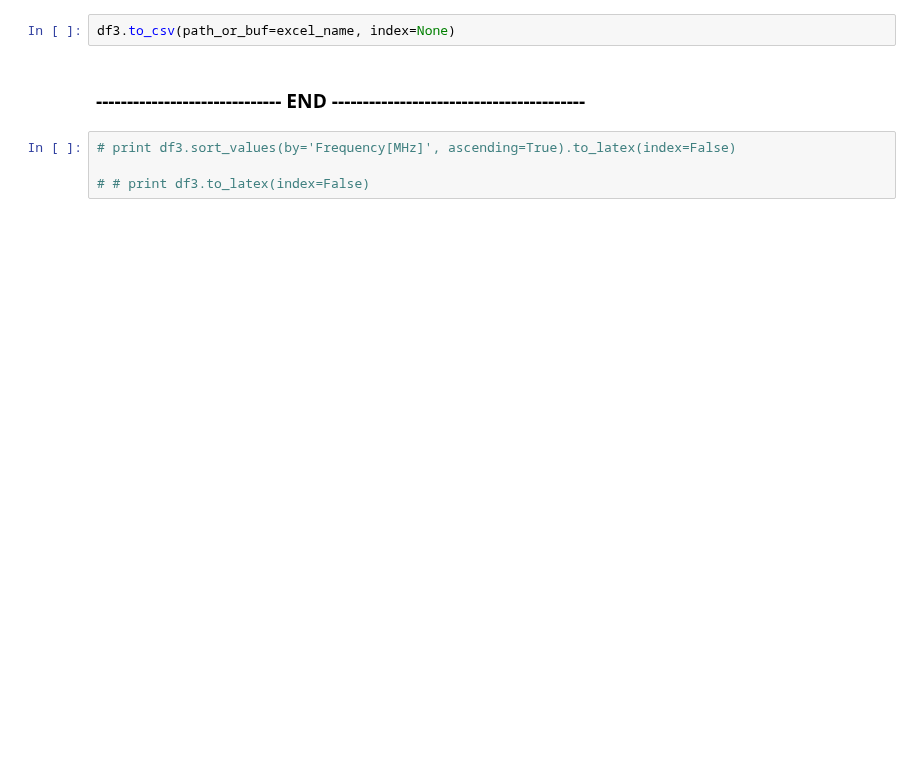
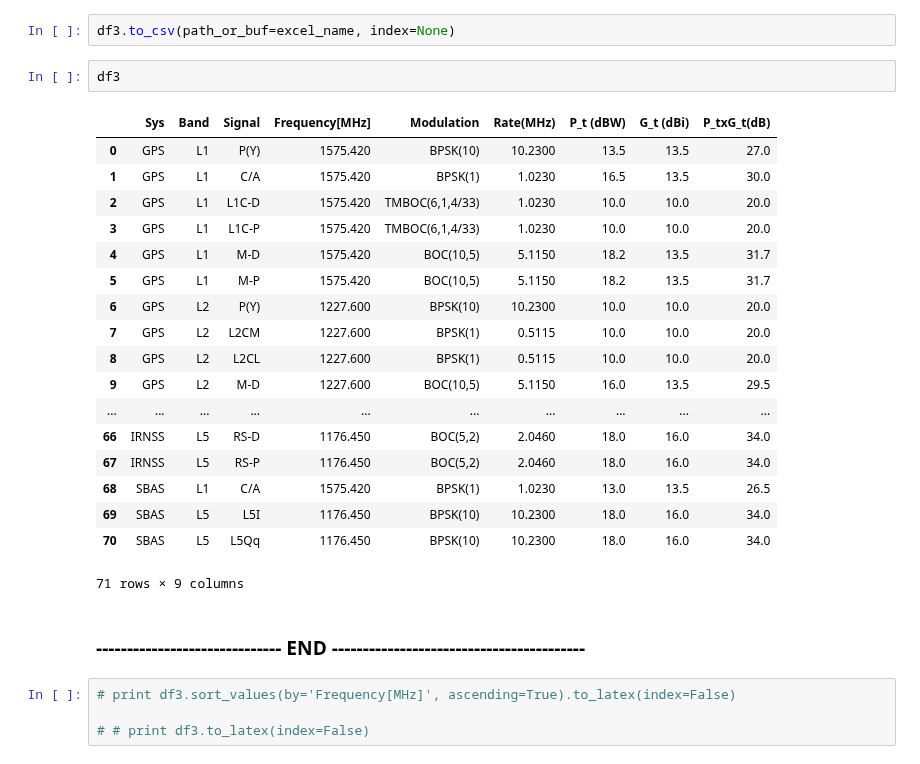
Before and after one commit to vitoria-ab/satellite_RFI-mine, a Jupyter notebook: Notebooks/Satellite_simulations/Satellite_Catalogue/Satellite_catalogue_modify.ipynb, the cells around one changed output. Cells and saved outputs as stored; diff of their text form; blank space fills up the shorter version.

```diff
--- a/Notebooks/Satellite_simulations/Satellite_Catalogue/Satellite_catalogue_modify.ipynb
+++ b/Notebooks/Satellite_simulations/Satellite_Catalogue/Satellite_catalogue_modify.ipynb
@@ -74,5 +65,26 @@ data_n.sort_values(by='Frequency[MHz]', ascending=True)
 # %%
 df3.to_csv(path_or_buf=excel_name, index=None)
+# %%
+df3
+# %% [output]
+|  | Sys | Band | Signal | Frequency[MHz] | Modulation | Rate(MHz) | P_t (dBW) | G_t (dBi) | P_txG_t(dB) |
+| 0 | GPS | L1 | P(Y) | 1575.420 | BPSK(10) | 10.2300 | 13.5 | 13.5 | 27.0 |
+| 1 | GPS | L1 | C/A | 1575.420 | BPSK(1) | 1.0230 | 16.5 | 13.5 | 30.0 |
+| 2 | GPS | L1 | L1C-D | 1575.420 | TMBOC(6,1,4/33) | 1.0230 | 10.0 | 10.0 | 20.0 |
+| 3 | GPS | L1 | L1C-P | 1575.420 | TMBOC(6,1,4/33) | 1.0230 | 10.0 | 10.0 | 20.0 |
+| 4 | GPS | L1 | M-D | 1575.420 | BOC(10,5) | 5.1150 | 18.2 | 13.5 | 31.7 |
+| 5 | GPS | L1 | M-P | 1575.420 | BOC(10,5) | 5.1150 | 18.2 | 13.5 | 31.7 |
+| 6 | GPS | L2 | P(Y) | 1227.600 | BPSK(10) | 10.2300 | 10.0 | 10.0 | 20.0 |
+| 7 | GPS | L2 | L2CM | 1227.600 | BPSK(1) | 0.5115 | 10.0 | 10.0 | 20.0 |
+| 8 | GPS | L2 | L2CL | 1227.600 | BPSK(1) | 0.5115 | 10.0 | 10.0 | 20.0 |
+| 9 | GPS | L2 | M-D | 1227.600 | BOC(10,5) | 5.1150 | 16.0 | 13.5 | 29.5 |
+| ... | ... | ... | ... | ... | ... | ... | ... | ... | ... |
+| 66 | IRNSS | L5 | RS-D | 1176.450 | BOC(5,2) | 2.0460 | 18.0 | 16.0 | 34.0 |
+| 67 | IRNSS | L5 | RS-P | 1176.450 | BOC(5,2) | 2.0460 | 18.0 | 16.0 | 34.0 |
+| 68 | SBAS | L1 | C/A | 1575.420 | BPSK(1) | 1.0230 | 13.0 | 13.5 | 26.5 |
+| 69 | SBAS | L5 | L5I | 1176.450 | BPSK(10) | 10.2300 | 18.0 | 16.0 | 34.0 |
+| 70 | SBAS | L5 | L5Qq | 1176.450 | BPSK(10) | 10.2300 | 18.0 | 16.0 | 34.0 |
+71 rows × 9 columns
 # %% [markdown]
 ### ------------------------------ END -----------------------------------------
 # %%
```
Also changed, not shown: parts of 9 cells of this notebook, 6 other files.
